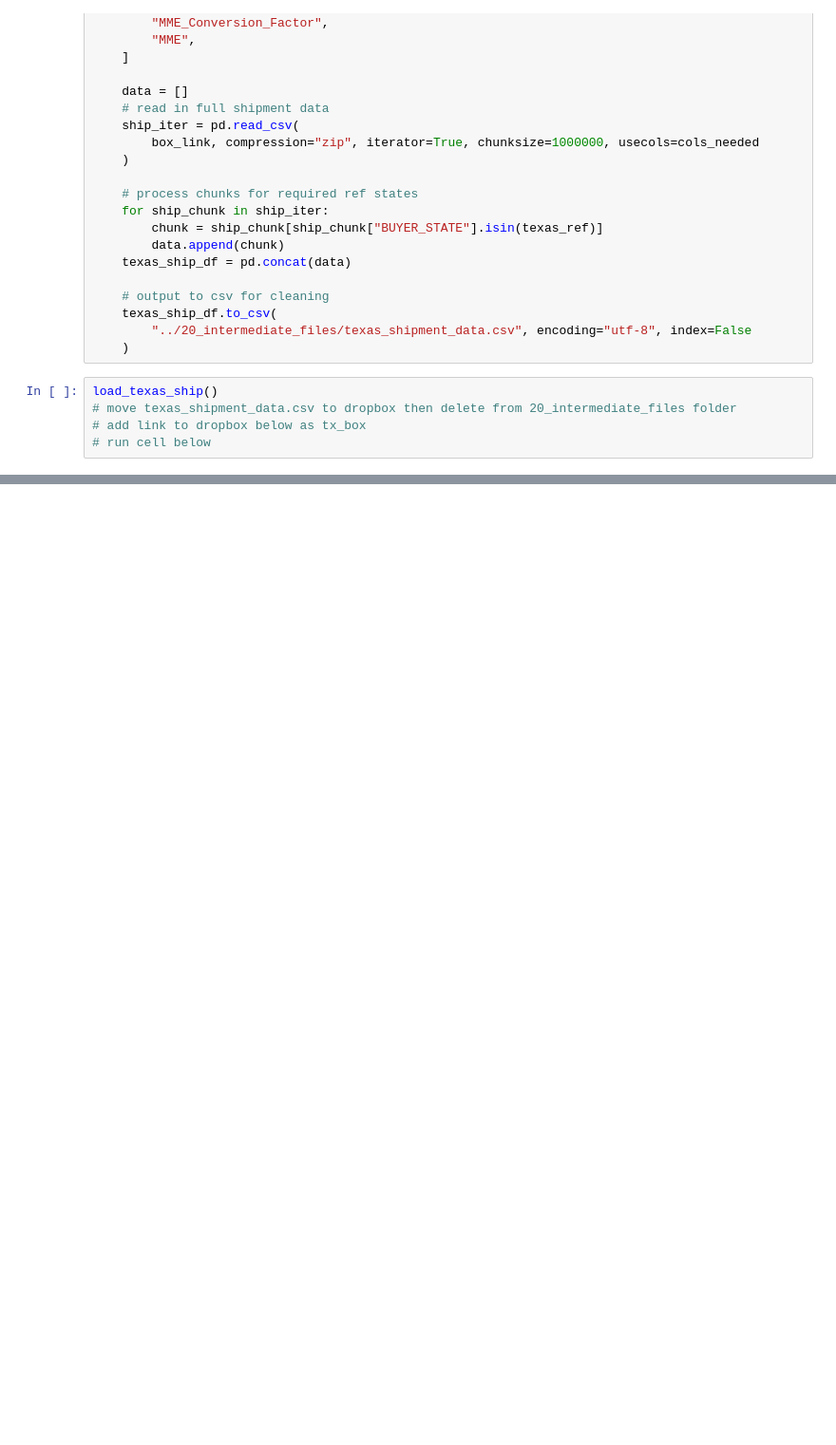
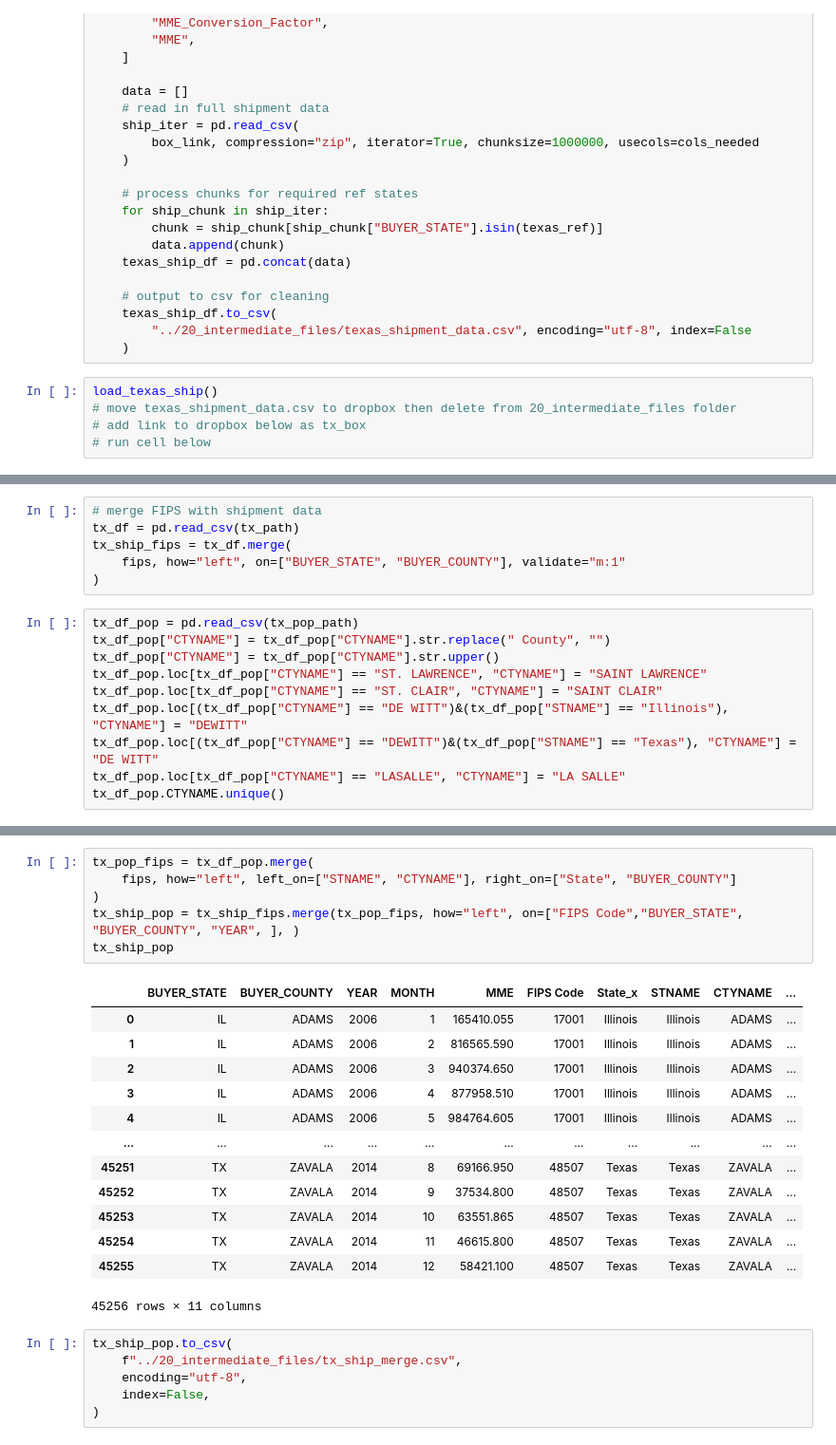
Before and after one commit to YZhu0225/Estimating-the-Impact-of-Opioid-Control-Policies, a Jupyter notebook: 10_code/shipment_texas.ipynb, the cells around one changed output, grey strips where cells are left out. Shown: that part at 95% size. Drawn from its saved outputs; the diff is of its cells as text; blank space fills up the shorter version.

Commit message:
add scripts and data for tx-by-month

```diff
--- a/10_code/shipment_texas.ipynb
+++ b/10_code/shipment_texas.ipynb
@@ -75,0 +161,16 @@ if __name__ == "__main__":
+# %%
+# merge FIPS with shipment data
+tx_df = pd.read_csv(tx_path)
+tx_ship_fips = tx_df.merge(
+    fips, how="left", on=["BUYER_STATE", "BUYER_COUNTY"], validate="m:1"
+)
+# %%
+tx_df_pop = pd.read_csv(tx_pop_path)
+tx_df_pop["CTYNAME"] = tx_df_pop["CTYNAME"].str.replace(" County", "")
+tx_df_pop["CTYNAME"] = tx_df_pop["CTYNAME"].str.upper()
+tx_df_pop.loc[tx_df_pop["CTYNAME"] == "ST. LAWRENCE", "CTYNAME"] = "SAINT LAWRENCE"
+tx_df_pop.loc[tx_df_pop["CTYNAME"] == "ST. CLAIR", "CTYNAME"] = "SAINT CLAIR"
+tx_df_pop.loc[(tx_df_pop["CTYNAME"] == "DE WITT")&(tx_df_pop["STNAME"] == "Illinois"), "CTYNAME"] = "DEWITT"
+tx_df_pop.loc[(tx_df_pop["CTYNAME"] == "DEWITT")&(tx_df_pop["STNAME"] == "Texas"), "CTYNAME"] = "DE WITT"
+tx_df_pop.loc[tx_df_pop["CTYNAME"] == "LASALLE", "CTYNAME"] = "LA SALLE"
+tx_df_pop.CTYNAME.unique()
@@ -75,0 +195,26 @@ if __name__ == "__main__":
+# %%
+tx_pop_fips = tx_df_pop.merge(
+    fips, how="left", left_on=["STNAME", "CTYNAME"], right_on=["State", "BUYER_COUNTY"]
+)
+tx_ship_pop = tx_ship_fips.merge(tx_pop_fips, how="left", on=["FIPS Code","BUYER_STATE", "BUYER_COUNTY", "YEAR", ], )
+tx_ship_pop
+# %% [output]
+|  | BUYER_STATE | BUYER_COUNTY | YEAR | MONTH | MME | FIPS Code | State_x | STNAME | CTYNAME | ... |
+| 0 | IL | ADAMS | 2006 | 1 | 165410.055 | 17001 | Illinois | Illinois | ADAMS | ... |
+| 1 | IL | ADAMS | 2006 | 2 | 816565.590 | 17001 | Illinois | Illinois | ADAMS | ... |
+| 2 | IL | ADAMS | 2006 | 3 | 940374.650 | 17001 | Illinois | Illinois | ADAMS | ... |
+| 3 | IL | ADAMS | 2006 | 4 | 877958.510 | 17001 | Illinois | Illinois | ADAMS | ... |
+| 4 | IL | ADAMS | 2006 | 5 | 984764.605 | 17001 | Illinois | Illinois | ADAMS | ... |
+| ... | ... | ... | ... | ... | ... | ... | ... | ... | ... | ... |
+| 45251 | TX | ZAVALA | 2014 | 8 | 69166.950 | 48507 | Texas | Texas | ZAVALA | ... |
+| 45252 | TX | ZAVALA | 2014 | 9 | 37534.800 | 48507 | Texas | Texas | ZAVALA | ... |
+| 45253 | TX | ZAVALA | 2014 | 10 | 63551.865 | 48507 | Texas | Texas | ZAVALA | ... |
+| 45254 | TX | ZAVALA | 2014 | 11 | 46615.800 | 48507 | Texas | Texas | ZAVALA | ... |
+| 45255 | TX | ZAVALA | 2014 | 12 | 58421.100 | 48507 | Texas | Texas | ZAVALA | ... |
+45256 rows × 11 columns
+# %%
+tx_ship_pop.to_csv(
+    f"../20_intermediate_files/tx_ship_merge.csv",
+    encoding="utf-8",
+    index=False,
+)
```
Also changed, not shown: parts of 6 cells of this notebook, 3 other files.
